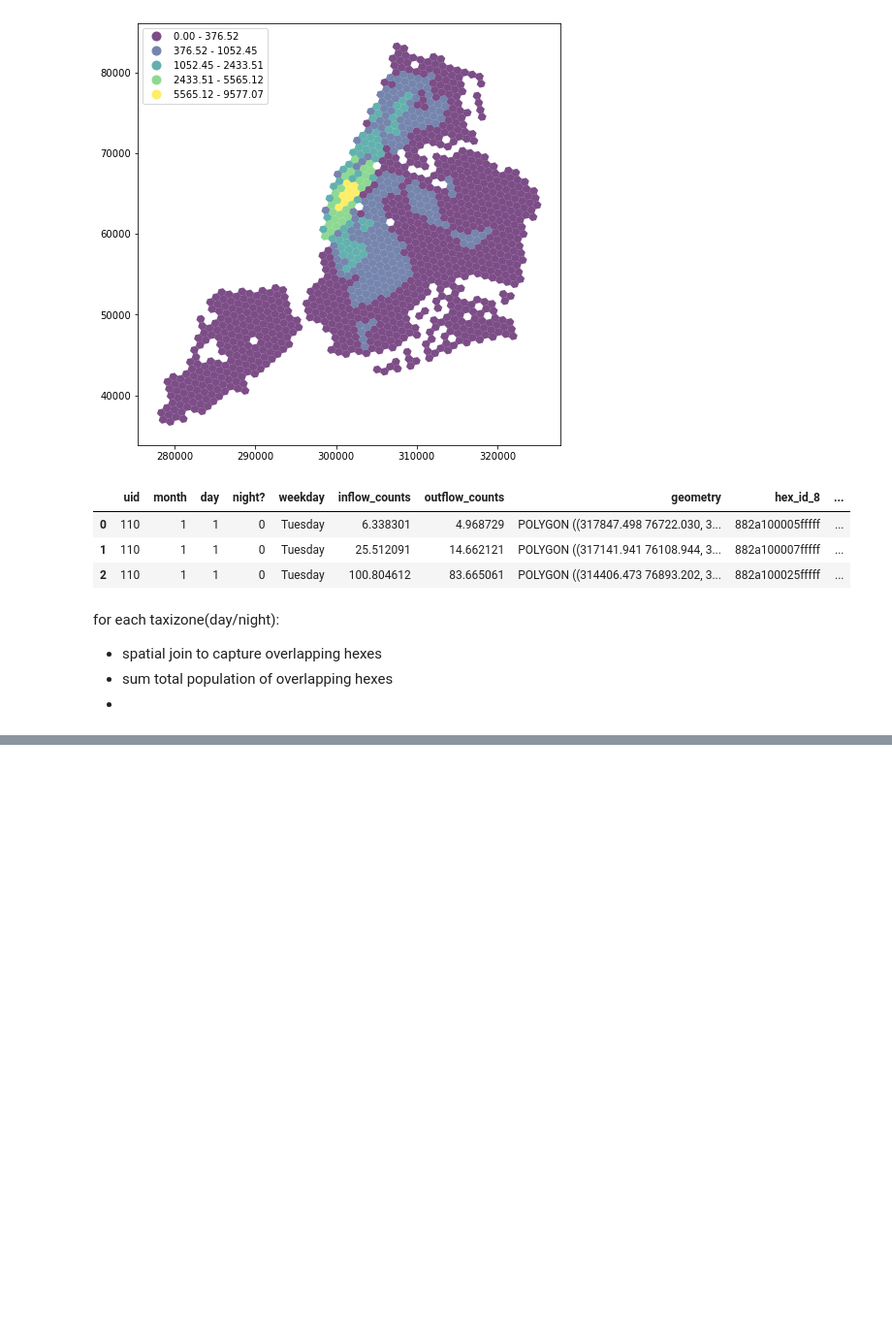
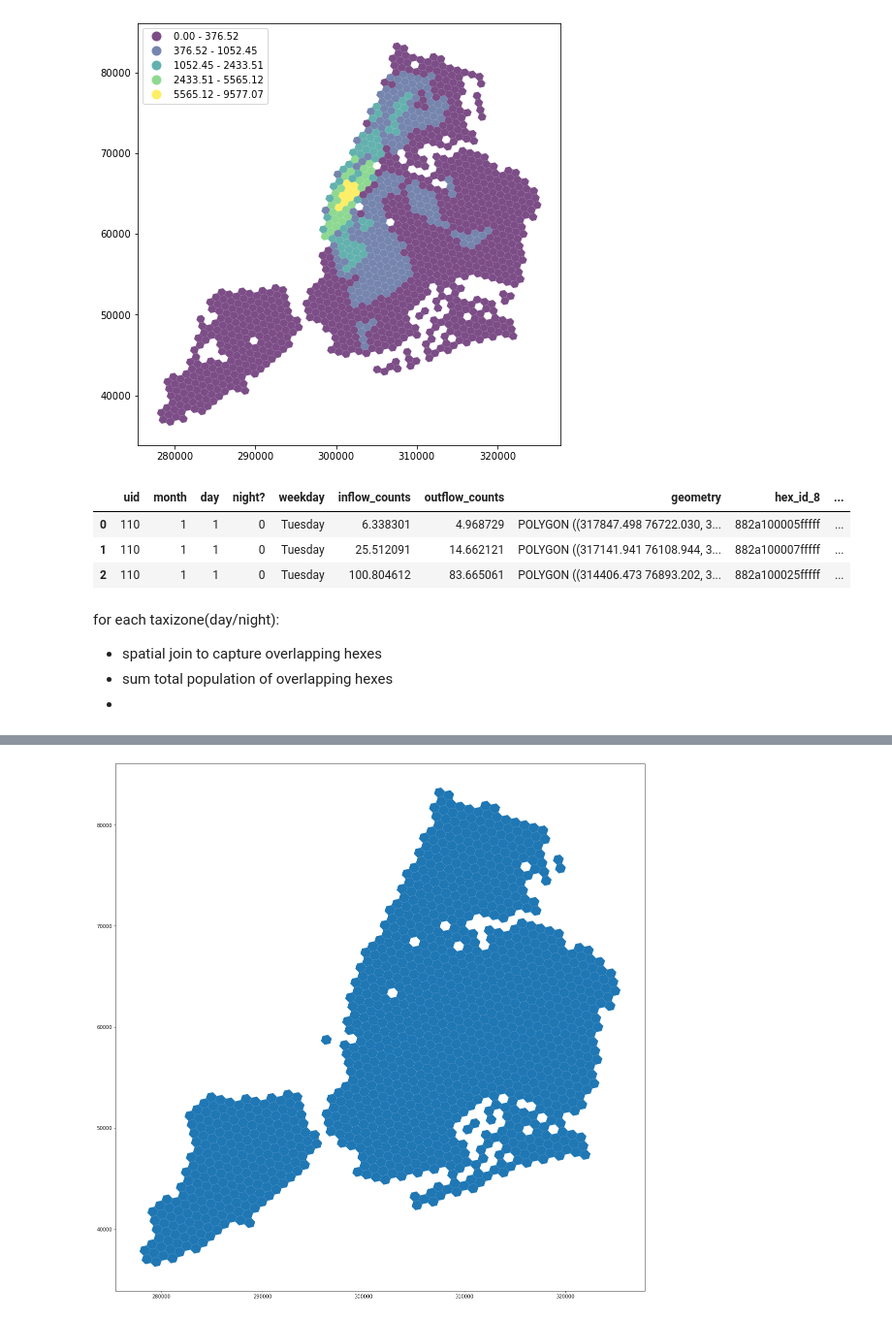
Before and after one commit to nlicalzi/mapping_nighttime_mobility, a Jupyter notebook: notebooks/taxi_zone_disaggregation.ipynb, the cells around one changed output, grey strips where cells are left out. Shown: that part at 97% size. Drawn from its saved outputs; the diff is of its cells as text; code cells hidden in the pictures; blank space fills up the shorter version.

```diff
--- a/notebooks/taxi_zone_disaggregation.ipynb
+++ b/notebooks/taxi_zone_disaggregation.ipynb
@@ -206,0 +230,6 @@ for each taxizone(day/night):
+# %%
+og_hexes = gpd.read_file('../data/shapefiles/nyc/hexagons.geojson')
+
+og_hexes.plot(figsize=(20,20));
+# %% [output]
+[figure, added]
```
Also changed, not shown: parts of 2 cells of this notebook.
